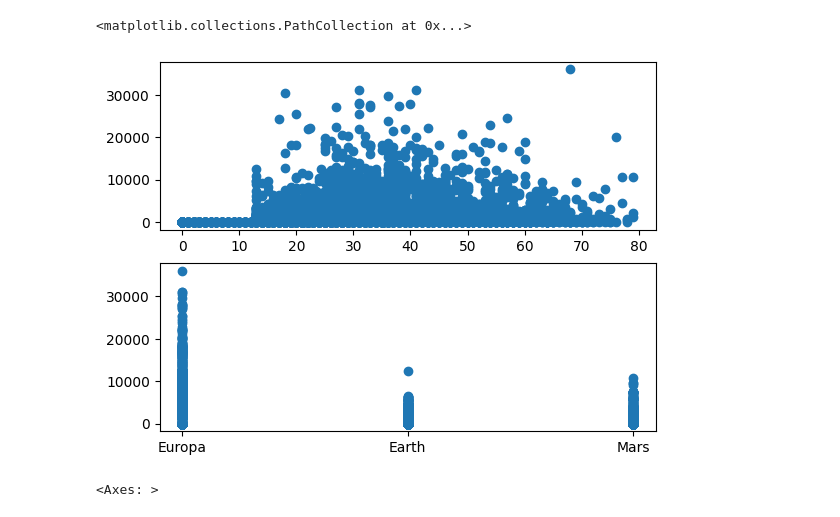
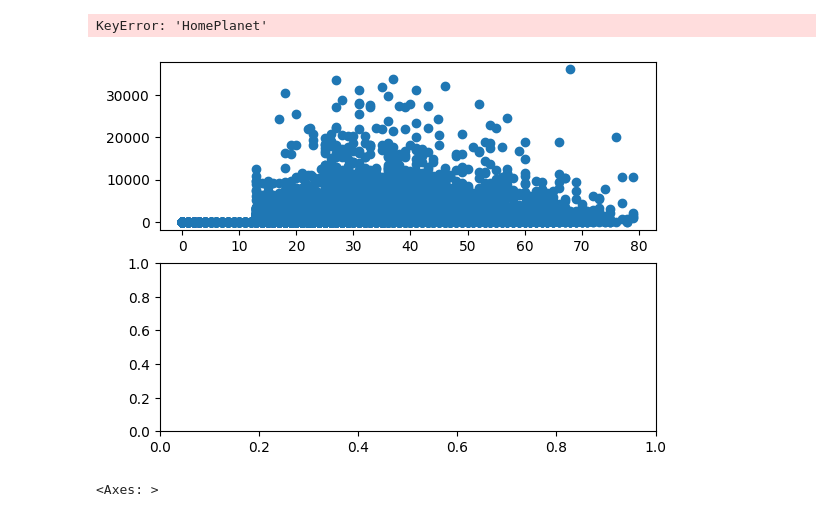
Before and after one commit to Krish743/spaceship-titanic, a Jupyter notebook: EDA.ipynb, the cells around one changed output. Drawn from its saved outputs; the diff is of its cells as text; code cells hidden in the pictures.

```diff
--- a/EDA.ipynb
+++ b/EDA.ipynb
@@ -45,11 +49,11 @@ Index(['PassengerId', 'HomePlanet', 'CryoSleep', 'Destination', 'Age', 'VIP',
       dtype='str')
 # %%
 fig, axs = plt.subplots(2)
-axs[0].scatter(df_train["Age"], df_train["Spendings"])
-axs[1].scatter(df_train["HomePlanet"], df_train["Spendings"])
+axs[0].scatter(df["Age"], df["Spendings"])
+axs[1].scatter(df["HomePlanet"], df["Spendings"])
 # %% [output]
-<matplotlib.collections.PathCollection at 0x...>
+KeyError: 'HomePlanet'
-[figure, old version]
+[figure, new version]
 # %%
 corr = df.corr(numeric_only=True)
 sns.heatmap(corr, cmap="coolwarm", annot=True)
```
Also changed, not shown: parts of 3 cells of this notebook, 3 other files.
